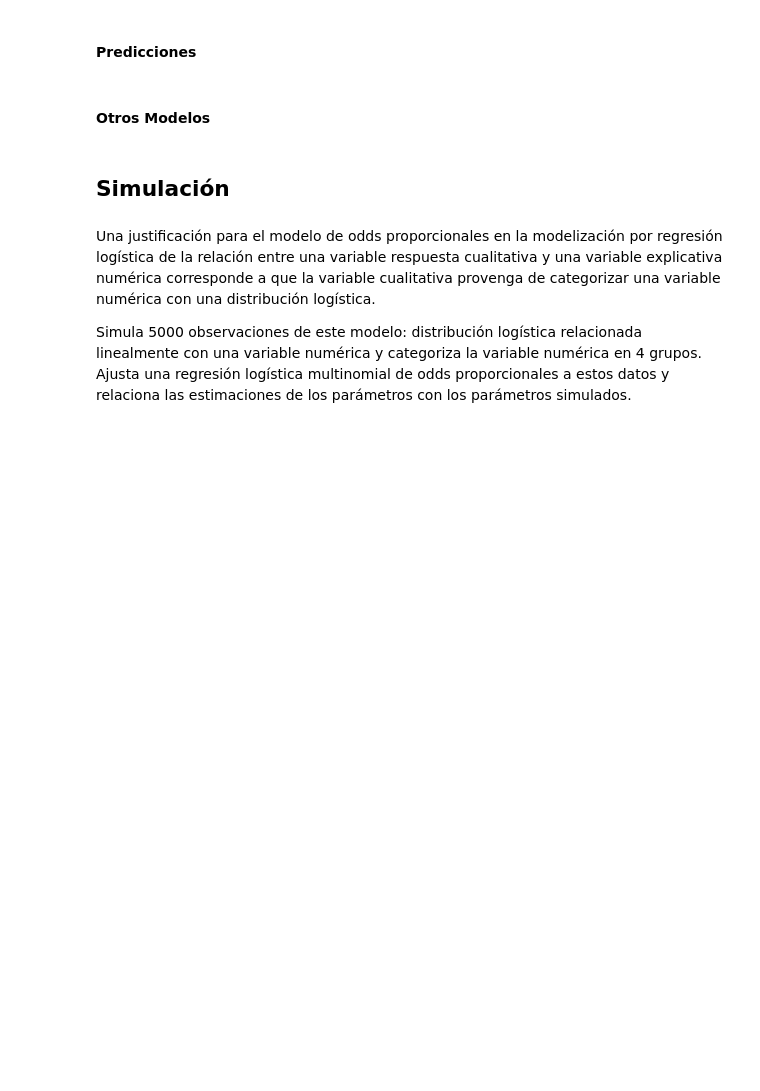
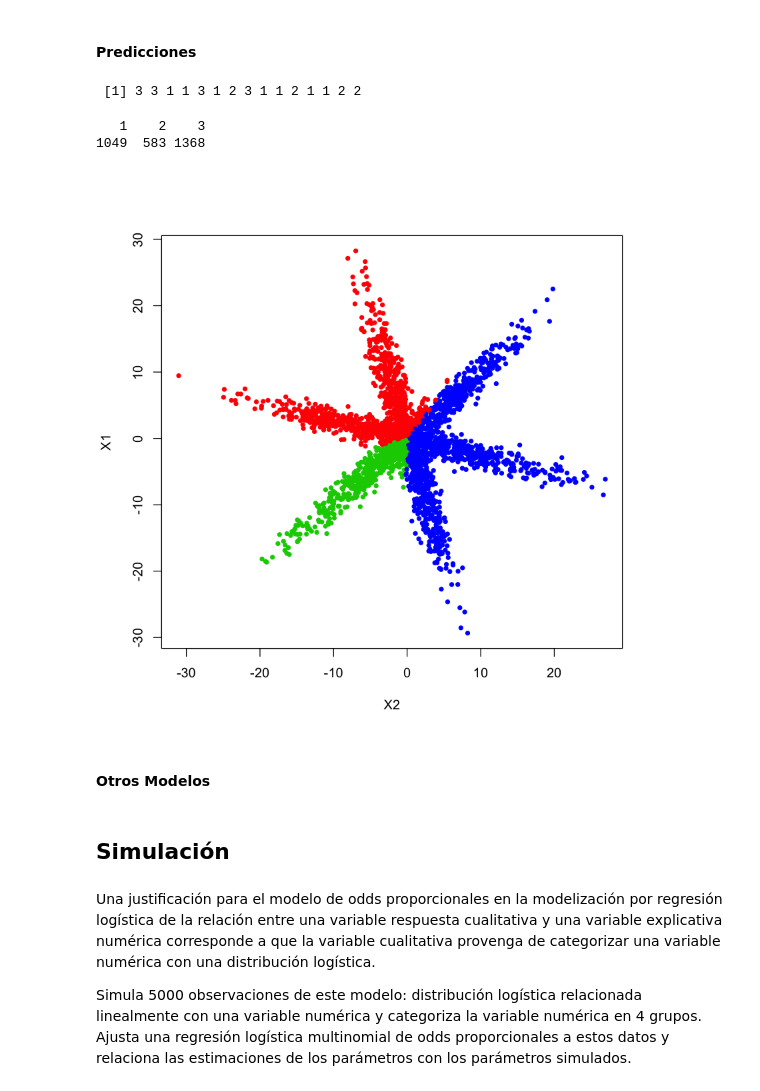
Before and after one commit to garciparedes/multinomial-logistic-contingency, a Jupyter notebook: notebook.ipynb, the cells around one changed output. Saved outputs shown, nothing was run; the diff lists cells and outputs as text; code cells hidden in the pictures; blank space fills up the shorter version.

```diff
--- a/notebook.ipynb
+++ b/notebook.ipynb
@@ -106,2 +164,5 @@ Coefficients:
 Residual Deviance: 6590.459
 AIC: 6602.459
+# %%
+fit <- vglm(Y ~ X1 + X2, data=datos2, family = multinomial(refLevel = "1"))
+summary(fit)
@@ -135,3 +214,5 @@ X2          -0.007094758 0.018082011
 #### Intervalo de Confianza para la probabilidad de pertenecer al grupo 2 frente a la de pertencer al 1
 # %% [markdown]
 #### Probabilidades de Pertenencia
+# %%
+prediction.probability.datos2 <- predict(fit.datos2, type="probs")
@@ -138,5 +229,22 @@ X2          -0.007094758 0.018082011
 # %% [markdown]
 #### Predicciones
+# %%
+prediction.datos2 <- as.vector(apply(prediction.probability.datos2, 1, which.max))
+# %%
+sample(prediction.datos2, 15)
+# %% [output]
+ [1] 3 3 1 1 3 1 2 3 1 1 2 1 1 2 2
+# %%
+prediction.datos2 <- predict(fit.datos2)
+# %%
+summary(prediction.datos2)
+# %% [output]
+   1    2    3
+1049  583 1368
+# %%
+plot(X1 ~ X2, col = as.numeric(prediction.datos2) + 1, data = datos2, pch=20)
+# %% [output]
+[figure, added]
 # %% [markdown]
 #### Otros Modelos
 # %% [markdown]
```
Also changed, not shown: parts of 33 cells of this notebook.
